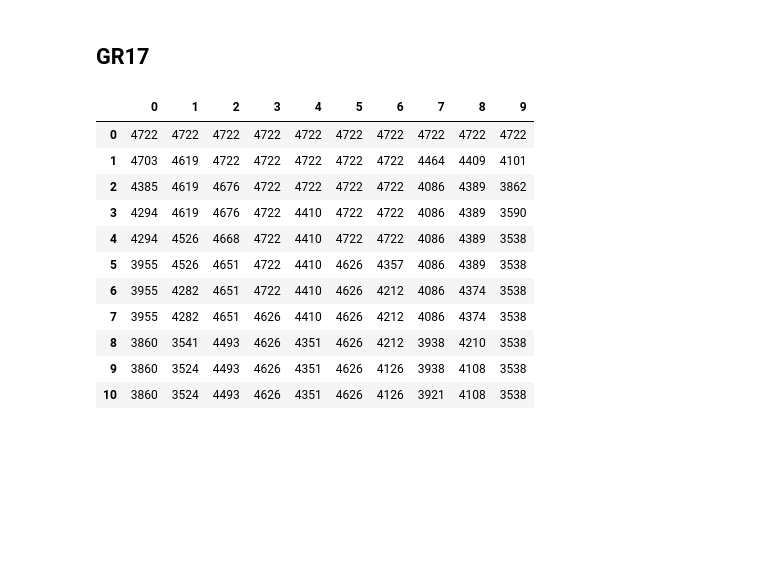
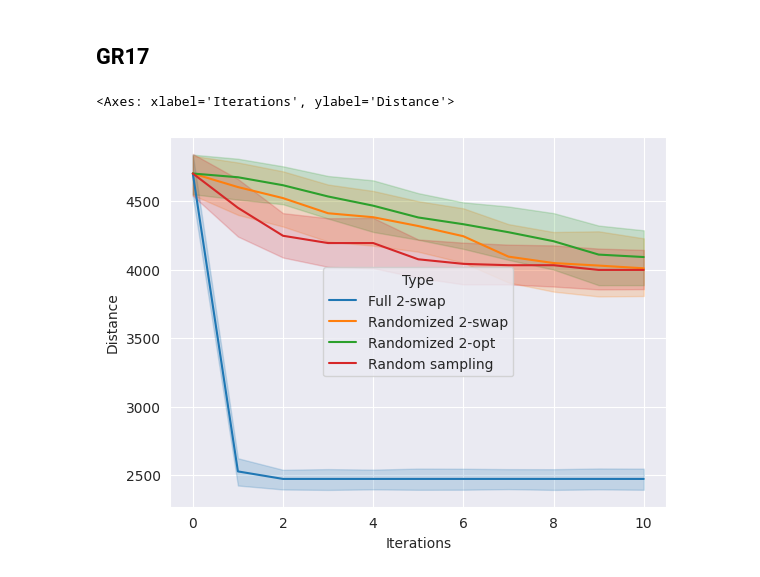
Before and after one commit to nngerncham/ma395_heuristic, a Jupyter notebook: homework/hw1/Homework 1.ipynb, the cells around one changed output. Saved outputs shown, nothing was run; the diff lists cells and outputs as text; code cells hidden in the pictures; blank space fills up the shorter version.

Commit message:
experiment runner v2

```diff
--- a/homework/hw1/Homework 1.ipynb
+++ b/homework/hw1/Homework 1.ipynb
@@ -39,18 +23,8 @@ gr17_path_dist = lambda p: compute_path_distance(gr17, p)
 # %%
 from experiment import run_experiment
 
-df = run_experiment("data/gr17_d.txt", "")
-df
+result = run_experiment("data/gr17_d.txt")
+sns.lineplot(result, x="Iterations", y="Distance", hue="Type")
 # %% [output]
-|  | 0 | 1 | 2 | 3 | 4 | 5 | 6 | 7 | 8 | 9 |
-| 0 | 4722 | 4722 | 4722 | 4722 | 4722 | 4722 | 4722 | 4722 | 4722 | 4722 |
-| 1 | 4703 | 4619 | 4722 | 4722 | 4722 | 4722 | 4722 | 4464 | 4409 | 4101 |
-| 2 | 4385 | 4619 | 4676 | 4722 | 4722 | 4722 | 4722 | 4086 | 4389 | 3862 |
-| 3 | 4294 | 4619 | 4676 | 4722 | 4410 | 4722 | 4722 | 4086 | 4389 | 3590 |
-| 4 | 4294 | 4526 | 4668 | 4722 | 4410 | 4722 | 4722 | 4086 | 4389 | 3538 |
-| 5 | 3955 | 4526 | 4651 | 4722 | 4410 | 4626 | 4357 | 4086 | 4389 | 3538 |
-| 6 | 3955 | 4282 | 4651 | 4722 | 4410 | 4626 | 4212 | 4086 | 4374 | 3538 |
-| 7 | 3955 | 4282 | 4651 | 4626 | 4410 | 4626 | 4212 | 4086 | 4374 | 3538 |
-| 8 | 3860 | 3541 | 4493 | 4626 | 4351 | 4626 | 4212 | 3938 | 4210 | 3538 |
-| 9 | 3860 | 3524 | 4493 | 4626 | 4351 | 4626 | 4126 | 3938 | 4108 | 3538 |
-| 10 | 3860 | 3524 | 4493 | 4626 | 4351 | 4626 | 4126 | 3921 | 4108 | 3538 |
+<Axes: xlabel='Iterations', ylabel='Distance'>
+[figure, added]
```
Also changed, not shown: parts of 5 cells of this notebook, 5 other files.
